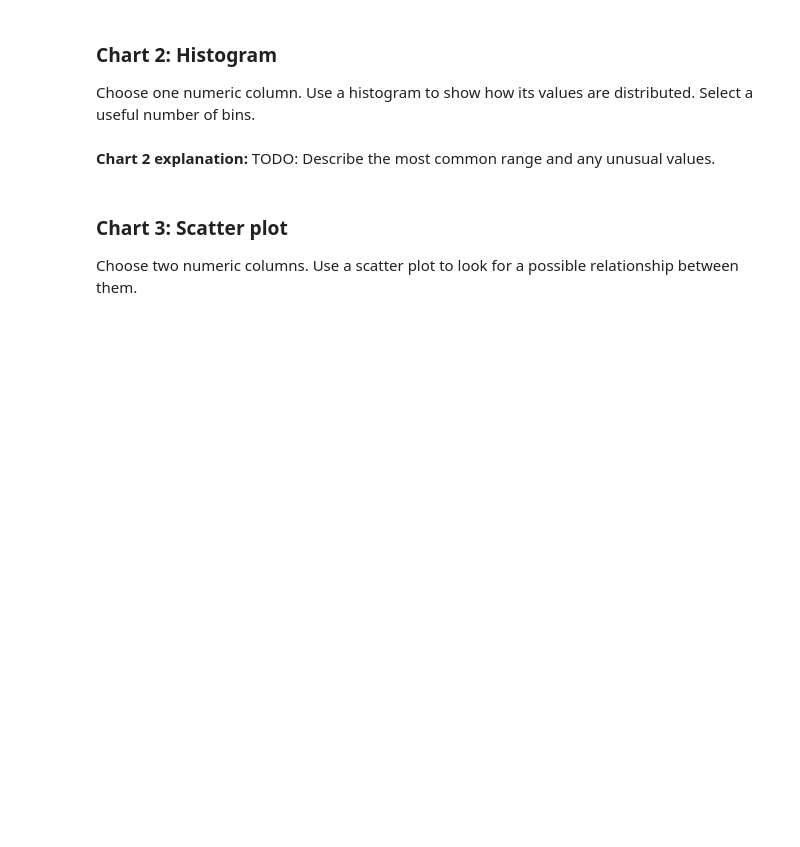
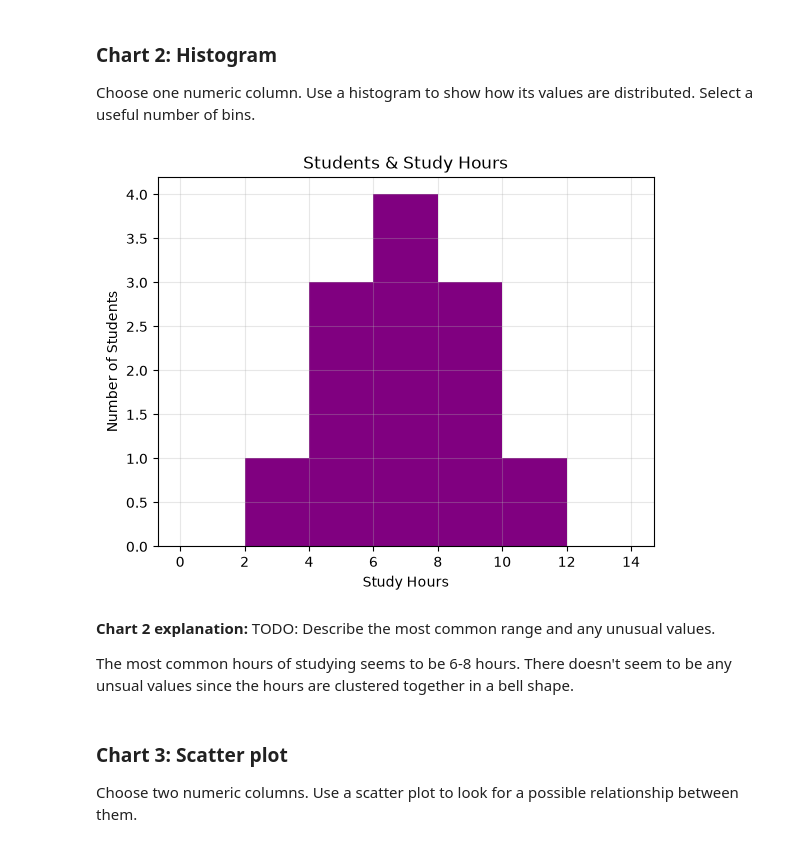
Before and after one commit to khanshanzaeosama-ui/Khan-Shanzae-CMP262-Data-Exploration, a Jupyter notebook: MatplotlibAssignment.ipynb, the cells around one changed output. Saved outputs shown, nothing was run; the diff lists cells and outputs as text; code cells hidden in the pictures; blank space fills up the shorter version.

```diff
--- a/MatplotlibAssignment.ipynb
+++ b/MatplotlibAssignment.ipynb
@@ -117,5 +212,21 @@ Choose one numeric column. Use a histogram to show how its values are distribute
+# %%
+# TODO: Create a histogram with plt.hist().
+study_hours_v = clean_survey2["study_hours"]
+plt.hist(study_hours_v, bins=[0, 2, 4, 6, 8, 10, 12, 14], color="purple")
+
+# TODO: Add a title, axis labels, and plt.show().
+plt.title("Students & Study Hours")
+plt.xlabel("Study Hours")
+plt.ylabel("Number of Students")
+plt.grid(alpha=0.3)
+plt.savefig("charts/Histogram_chart.png", bbox_inches="tight")
+plt.show()
+# %% [output]
+[figure, added]
 # %% [markdown]
 **Chart 2 explanation:** TODO: Describe the most common range and any unusual values.
+
+The most common hours of studying seems to be 6-8 hours. There doesn't seem to be any unsual values since the hours are clustered together in a bell shape.
 # %% [markdown]
 ### Chart 3: Scatter plot
 Choose two numeric columns. Use a scatter plot to look for a possible relationship between them.
```
Also changed, not shown: parts of 23 cells of this notebook, 4 other files.
